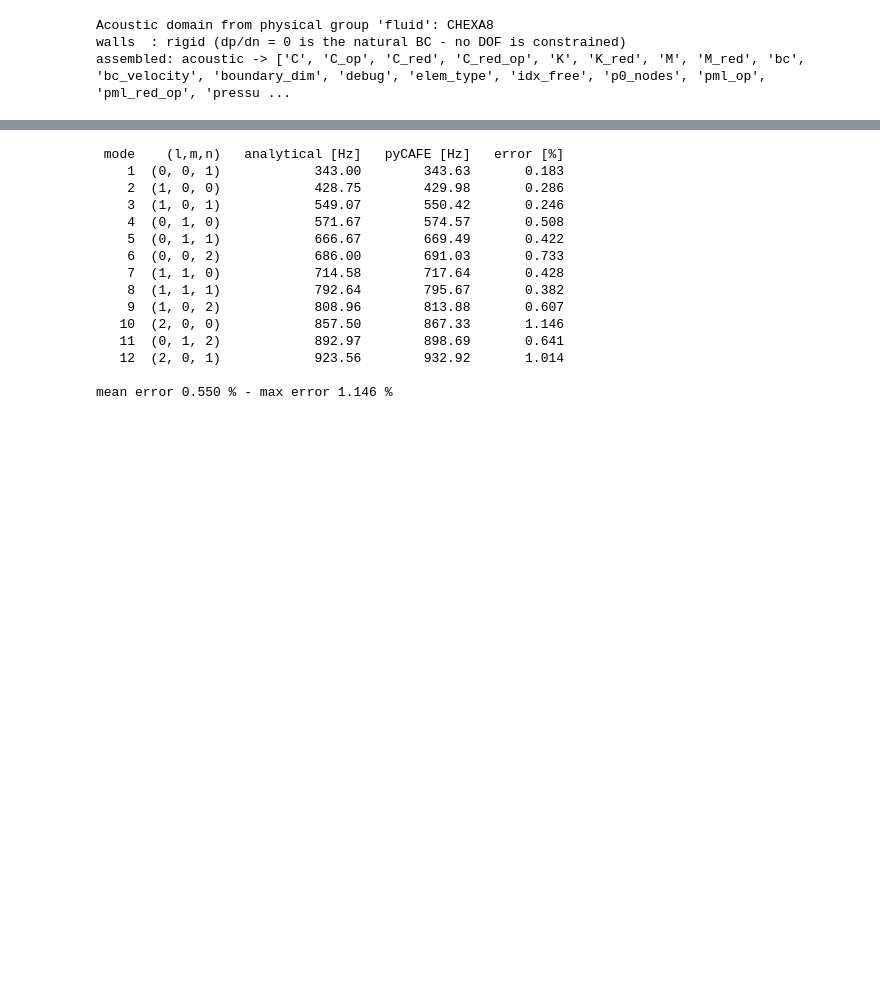
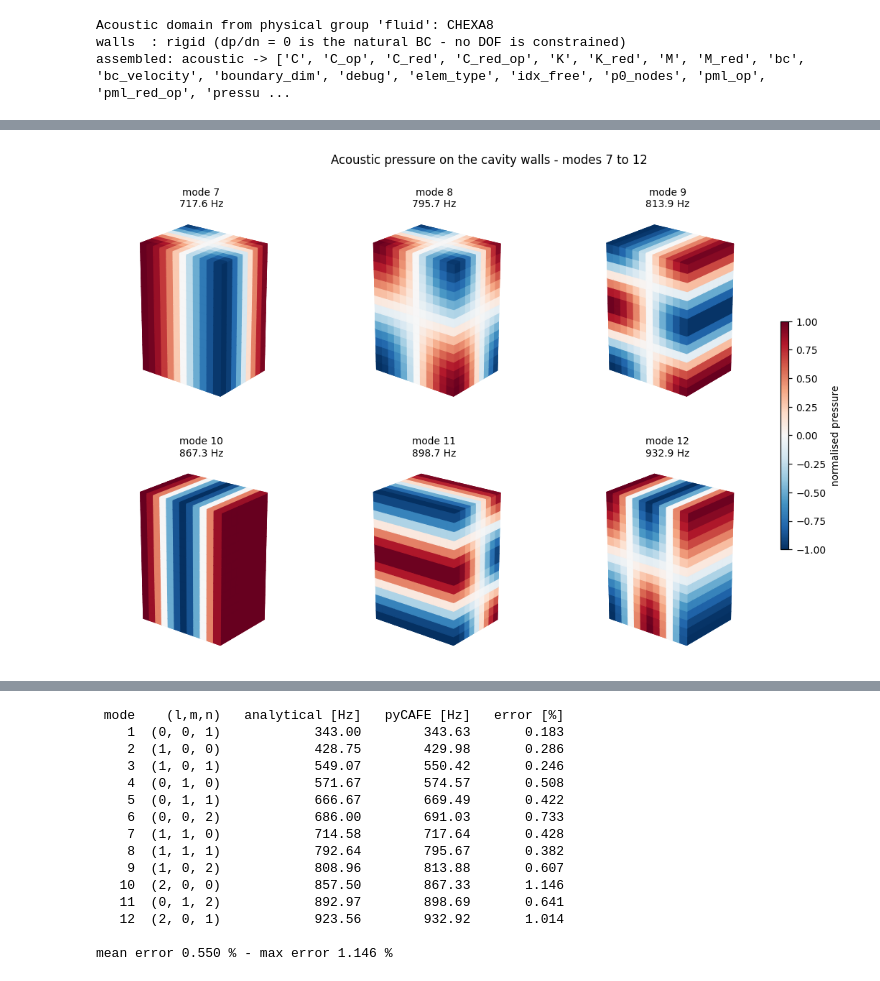
Before and after one commit to DanFabb/pycafe, a Jupyter notebook: examples/01_cavity_acoustic_3d.ipynb, the cells around one changed output, grey strips where cells are left out. Drawn from its saved outputs; the diff is of its cells as text; code cells hidden in the pictures; blank space fills up the shorter version.

```diff
--- a/examples/01_cavity_acoustic_3d.ipynb
+++ b/examples/01_cavity_acoustic_3d.ipynb
@@ -197,0 +294,5 @@ compared just as well.
+# %%
+plot_modes(6, N_MODES,
+           f"Acoustic pressure on the cavity walls - modes 7 to {N_MODES}")
+# %% [output]
+[figure, added]
```
Also changed, not shown: parts of 10 cells of this notebook.
